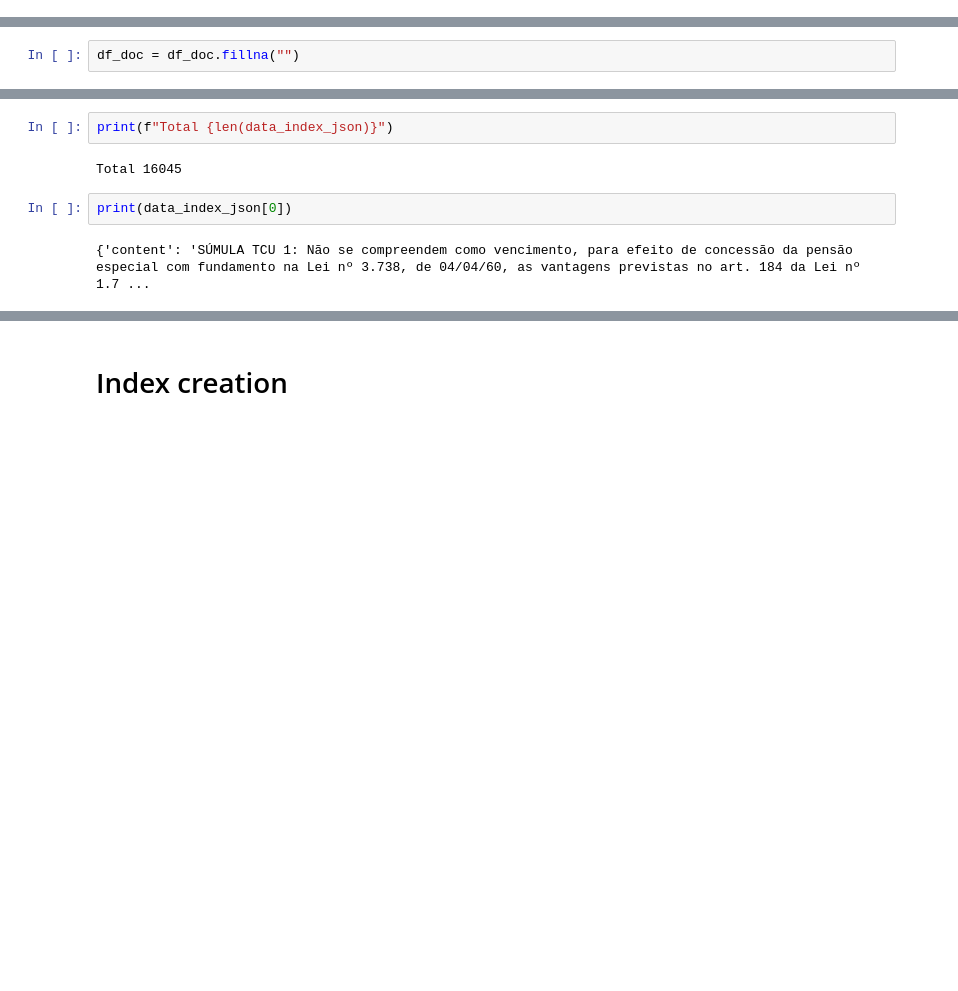
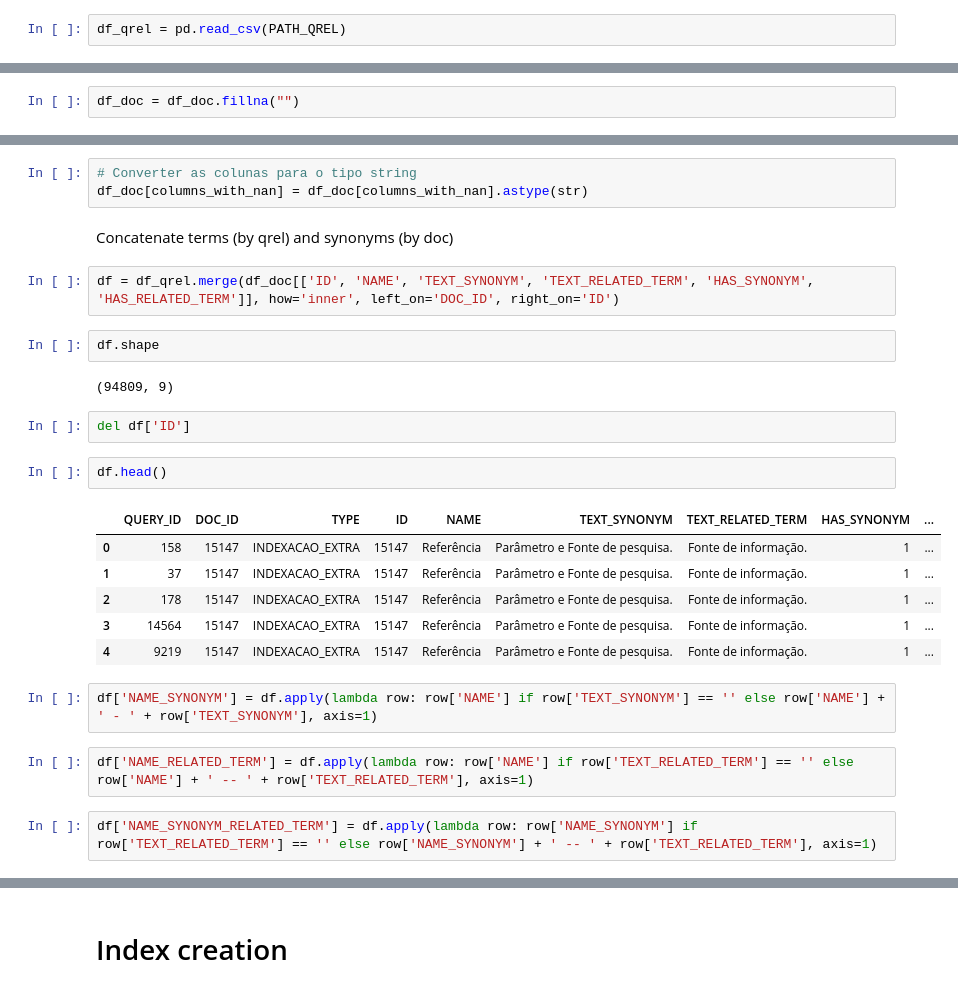
Before and after one commit to marcusborela/ind-ir, a Jupyter notebook: code/generate_index_juris_tcu_extra.ipynb, the cells around one changed output, grey strips where cells are left out. Drawn from its saved outputs; the diff is of its cells as text; blank space fills up the shorter version.

```diff
--- a/code/generate_index_juris_tcu_extra.ipynb
+++ b/code/generate_index_juris_tcu_extra.ipynb
@@ -54 +58,3 @@ df_doc = pd.read_csv(PATH_DOC)
+# %%
+df_qrel = pd.read_csv(PATH_QREL)
 # %%
@@ -133,8 +137,28 @@ Wall time: 1.16 s
-# %%
-print(f"Total {len(data_index_json)}")
-# %% [output]
-Total 16045
-# %%
-print(data_index_json[0])
-# %% [output]
-{'content': 'SÚMULA TCU 1: Não se compreendem como vencimento, para efeito de concessão da pensão especial com fundamento na Lei nº 3.738, de 04/04/60, as vantagens previstas no art. 184 da Lei nº 1.7 ...
+# %%
+# Converter as colunas para o tipo string
+df_doc[columns_with_nan] = df_doc[columns_with_nan].astype(str)
+# %% [markdown]
+Concatenate terms (by qrel) and synonyms (by doc)
+# %%
+df = df_qrel.merge(df_doc[['ID', 'NAME', 'TEXT_SYNONYM', 'TEXT_RELATED_TERM', 'HAS_SYNONYM', 'HAS_RELATED_TERM']], how='inner', left_on='DOC_ID', right_on='ID')
+# %%
+df.shape
+# %% [output]
+(94809, 9)
+# %%
+del df['ID']
+# %%
+df.head()
+# %% [output]
+|  | QUERY_ID | DOC_ID | TYPE | ID | NAME | TEXT_SYNONYM | TEXT_RELATED_TERM | HAS_SYNONYM | ... |
+| 0 | 158 | 15147 | INDEXACAO_EXTRA | 15147 | Referência | Parâmetro e Fonte de pesquisa. | Fonte de informação. | 1 | ... |
+| 1 | 37 | 15147 | INDEXACAO_EXTRA | 15147 | Referência | Parâmetro e Fonte de pesquisa. | Fonte de informação. | 1 | ... |
+| 2 | 178 | 15147 | INDEXACAO_EXTRA | 15147 | Referência | Parâmetro e Fonte de pesquisa. | Fonte de informação. | 1 | ... |
+| 3 | 14564 | 15147 | INDEXACAO_EXTRA | 15147 | Referência | Parâmetro e Fonte de pesquisa. | Fonte de informação. | 1 | ... |
+| 4 | 9219 | 15147 | INDEXACAO_EXTRA | 15147 | Referência | Parâmetro e Fonte de pesquisa. | Fonte de informação. | 1 | ... |
+# %%
+df['NAME_SYNONYM'] = df.apply(lambda row: row['NAME'] if row['TEXT_SYNONYM'] == '' else row['NAME'] + ' - ' + row['TEXT_SYNONYM'], axis=1)
+# %%
+df['NAME_RELATED_TERM'] = df.apply(lambda row: row['NAME'] if row['TEXT_RELATED_TERM'] == '' else row['NAME'] + ' -- ' + row['TEXT_RELATED_TERM'], axis=1)
+# %%
+df['NAME_SYNONYM_RELATED_TERM'] = df.apply(lambda row: row['NAME_SYNONYM'] if row['TEXT_RELATED_TERM'] == '' else row['NAME_SYNONYM'] + ' -- ' + row['TEXT_RELATED_TERM'], axis=1)
```
Also changed, not shown: parts of 27 cells of this notebook, 3 other files.
